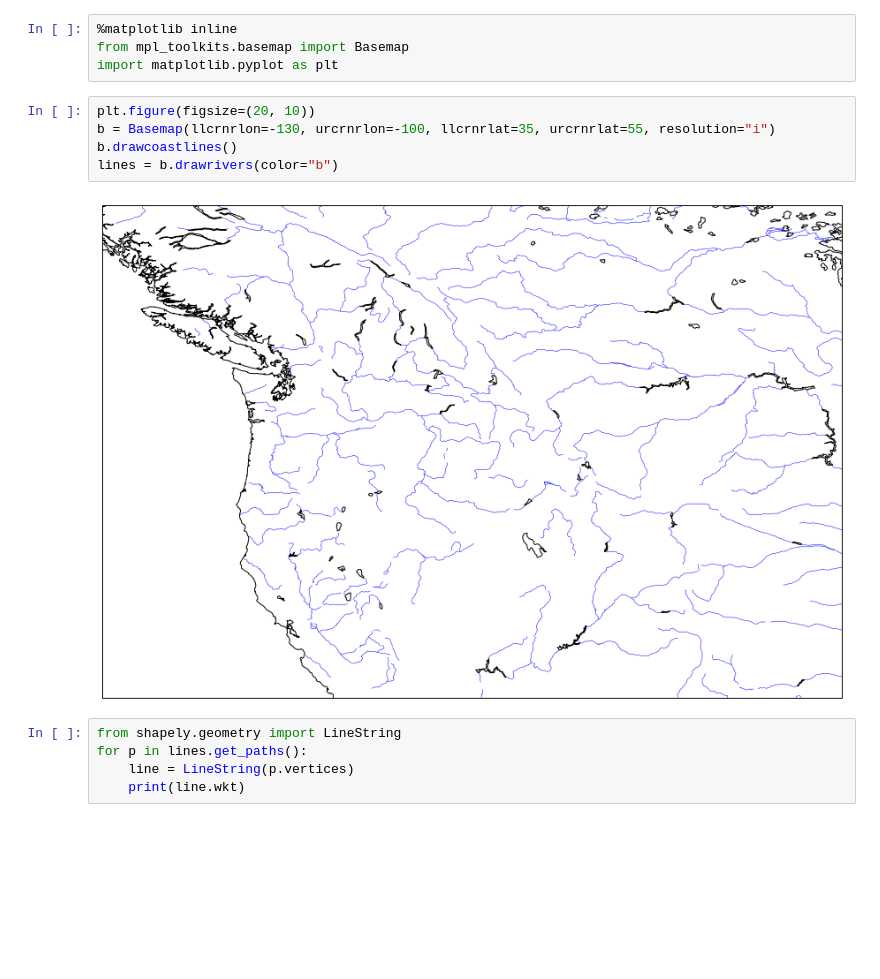
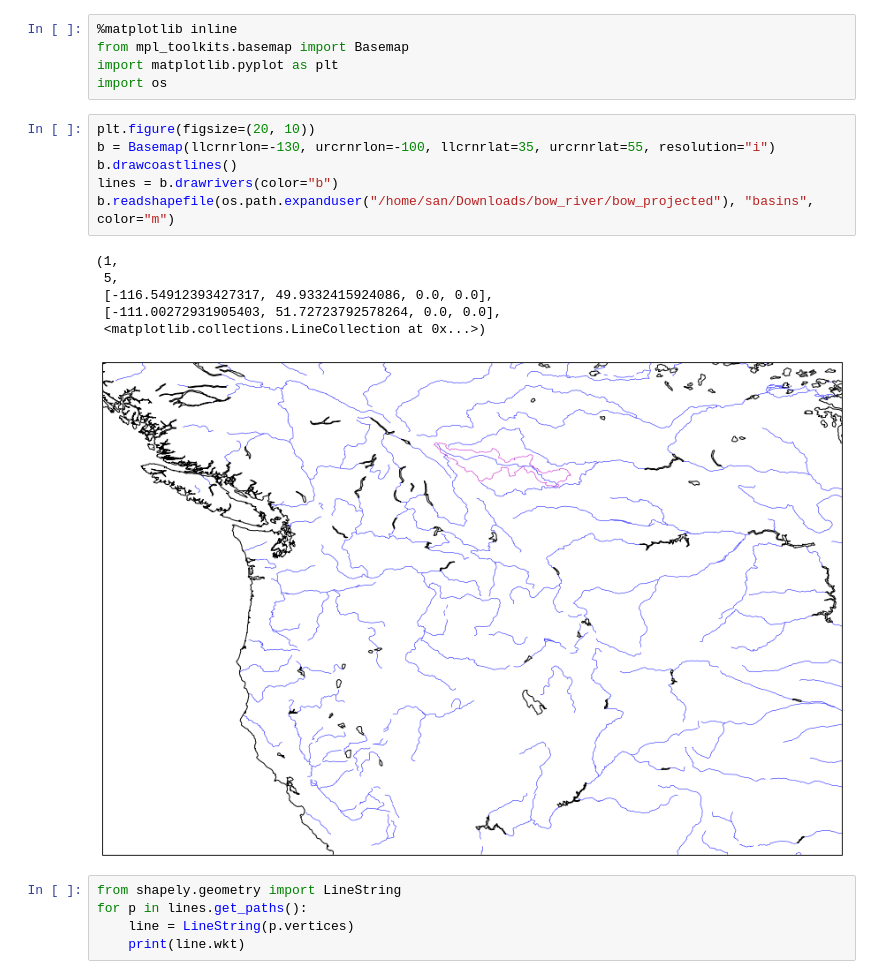
Before and after one commit to guziy/PyNotebooks, a Jupyter notebook: basemap_rivers.ipynb, the cells around one changed output. Cells and saved outputs as stored; diff of their text form; blank space fills up the shorter version.

Commit message:
add basin boundaries

```diff
--- a/basemap_rivers.ipynb
+++ b/basemap_rivers.ipynb
@@ -2,13 +2,20 @@
 %matplotlib inline
 from mpl_toolkits.basemap import Basemap
 import matplotlib.pyplot as plt
+import os
 # %%
 plt.figure(figsize=(20, 10))
 b = Basemap(llcrnrlon=-130, urcrnrlon=-100, llcrnrlat=35, urcrnrlat=55, resolution="i")
 b.drawcoastlines()
 lines = b.drawrivers(color="b")
+b.readshapefile(os.path.expanduser("/home/san/Downloads/bow_river/bow_projected"), "basins", color="m")
 # %% [output]
+(1,
+ 5,
+ [-116.54912393427317, 49.9332415924086, 0.0, 0.0],
+ [-111.00272931905403, 51.72723792578264, 0.0, 0.0],
+ <matplotlib.collections.LineCollection at 0x...>)
-[figure, old version]
+[figure, new version]
 # %%
 from shapely.geometry import LineString
 for p in lines.get_paths():
```
Also changed, not shown: parts of 1 cell of this notebook.
